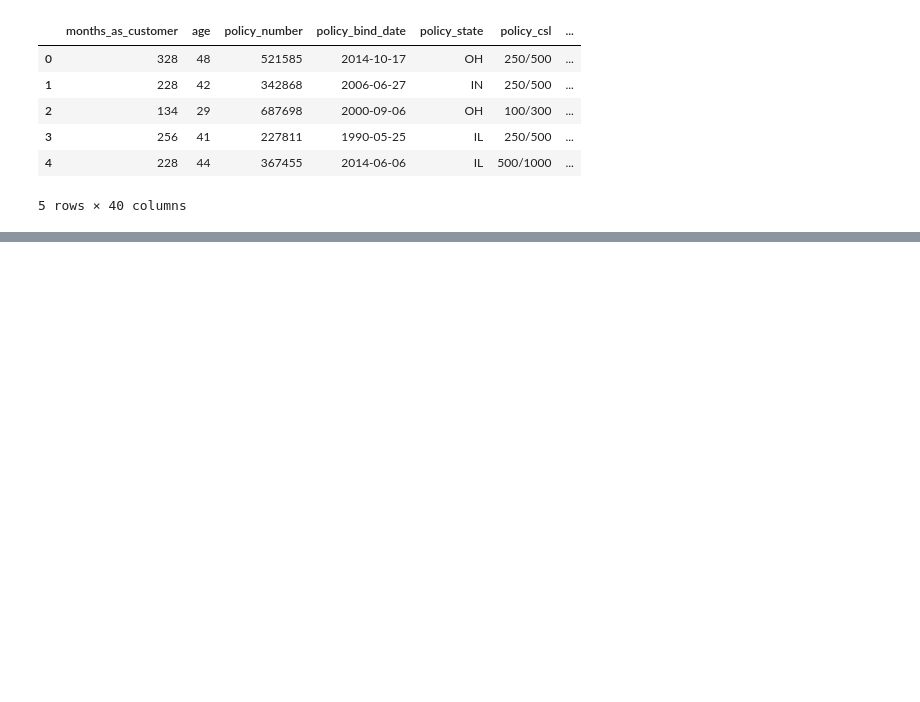
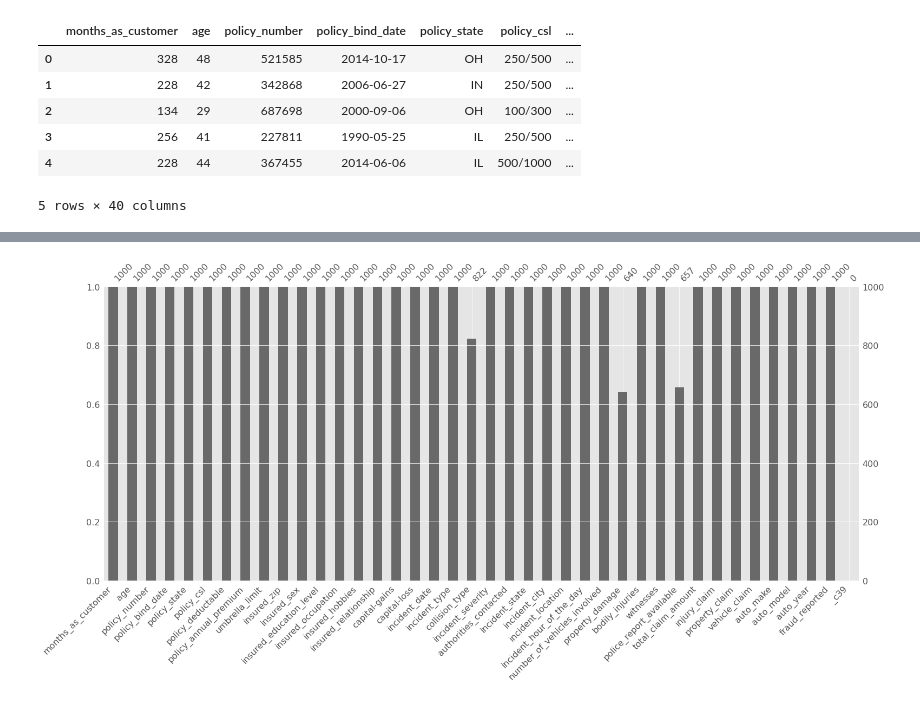
Before and after one commit to bharat1611/Neo4j---Fraud-Detection---Insurance-Claims, a Jupyter notebook: Fraud_Detection_Insurance.ipynb, the cells around one changed output, grey strips where cells are left out. Cells and saved outputs as stored; diff of their text form; code cells hidden in the pictures; blank space fills up the shorter version.

Commit message:
Some more visualization of the data

```diff
--- a/Fraud_Detection_Insurance.ipynb
+++ b/Fraud_Detection_Insurance.ipynb
@@ -24,3 +24,7 @@ df.head()
 | 3 | 256 | 41 | 227811 | 1990-05-25 | IL | 250/500 | ... |
 | 4 | 228 | 44 | 367455 | 2014-06-06 | IL | 500/1000 | ... |
 5 rows × 40 columns
+# %%
+#we have some missing values in the dataset represented by '?', so to eliminate them as outliers, lets replace them by np.nan
+
+df.replace('?', np.nan, inplace = True)
@@ -26,0 +88,9 @@ df.head()
+# %%
+#showing the the total number of values available and total missing using graph
+
+import missingno as msno
+
+msno.bar(df)
+plt.show()
+# %% [output]
+[figure, added]
```
Also changed, not shown: parts of 3 cells of this notebook.
